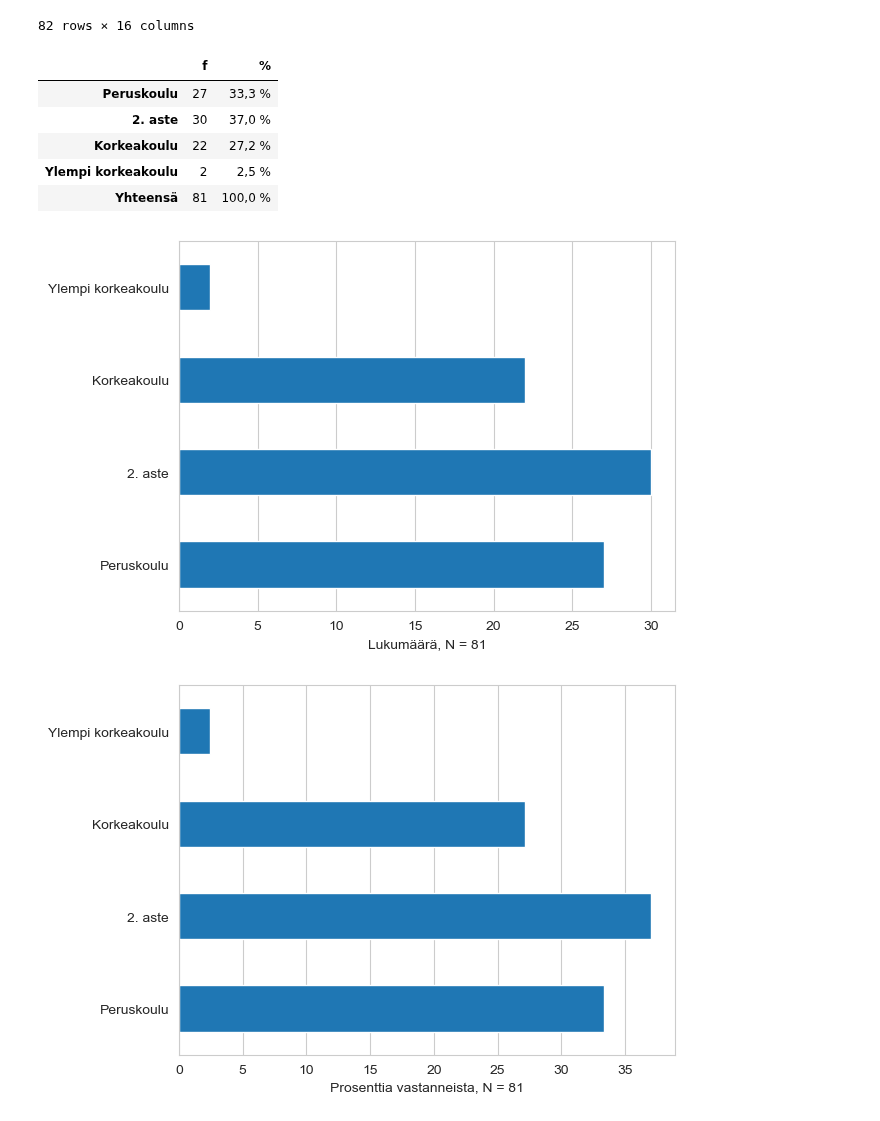
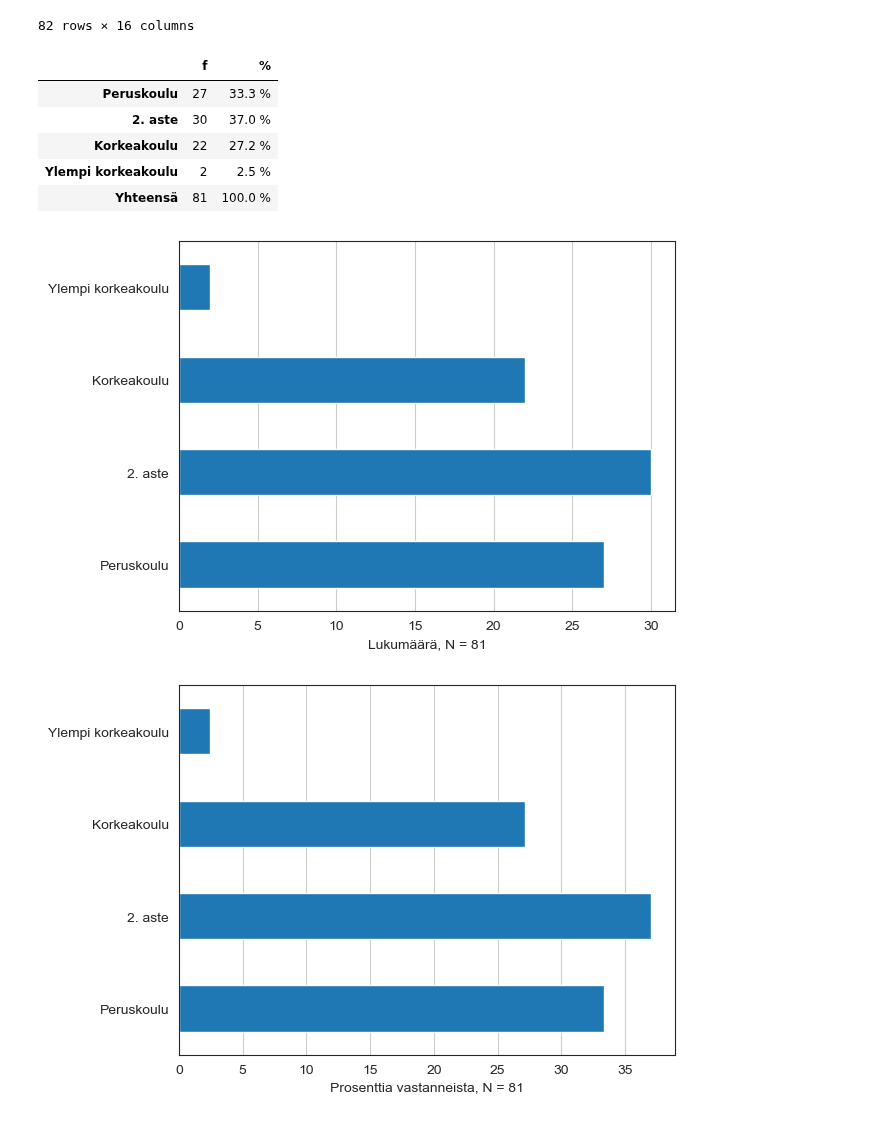
Before and after one commit to taanila/kuvaileva, a Jupyter notebook: frekvenssijakauma.ipynb, the cells around one changed output. Drawn from its saved outputs; the diff is of its cells as text; code cells hidden in the pictures.

Commit message:
Frekvenssijakauma kategorisille muuttujille
Frekvenssitaulukko ja sitä havainnollistava pylväskaavio kategorisille muuttujille

```diff
--- a/frekvenssijakauma.ipynb
+++ b/frekvenssijakauma.ipynb
@@ -12,18 +12,15 @@ Frekvenssitaulukolla tarkoitan taulukkoa, joka sisältää muuttujan arvojen esi
 
 Seuraavassa yksi tapa frekvenssitaulukon ja pylväskaavion laatimiseen.
 # %%
+# Data-analytiikan peruskirjasto
 import pandas as pd
 
-# Grafiikka-kirjastojen tuonti
+# Grafiikka-kirjastot
 import matplotlib.pyplot as plt
 import seaborn as sns
 
 # Tyylimääritys grafiikalle
-sns.set_style('whitegrid')
-
-# Sanakirja taulukoiden muotoiluun
-# f-sarakkeeseen 0 desimaalia, %-sarakkeeseen 1 desimaali
-format = {'f':'{:.0f}', '%':'{:.1f} %'}
+sns.set_style('white')
 # %%
 df = pd.read_excel('https://taanila.fi/data1.xlsx')
 df
@@ -46,6 +43,7 @@ df
 koulutus = ['Peruskoulu', '2. aste', 'Korkeakoulu', 'Ylempi korkeakoulu']
 # %%
 # Frekvenssit crosstab-funktiolla
+# Frekvenssi-sarakkeen otsikkona käytän f-kirjainta
 df1 = pd.crosstab(df['koulutus'], columns='f')
 
 # Häiritsevän otsikon poisto
@@ -61,35 +59,34 @@ df1['%'] = (df1['f']/n)*100
 # Yhteensä-rivi
 df1.loc['Yhteensä'] = df1.sum()
 
-# Taulukon näyttäminen siten että frekvensseissä ei desimaaleja, mutta prosenteissa yksi desimaali
-# decimal-parametrin avulla desimaalipisteen sijasta voi näyttää desimaalipilkun
-df1.style.format(format, decimal=',')
+# Tyylimäärittely: f-sarake ilman desimaaleja, %-sarakkeeseen yksi desimaali
+df1.style.format({'f':'{:.0f}', '%':'{:.1f} %'})
 # %% [output]
 |  | f | % |
-| Peruskoulu | 27 | 33,3 % |
-| 2. aste | 30 | 37,0 % |
-| Korkeakoulu | 22 | 27,2 % |
-| Ylempi korkeakoulu | 2 | 2,5 % |
-| Yhteensä | 81 | 100,0 % |
+| Peruskoulu | 27 | 33.3 % |
+| 2. aste | 30 | 37.0 % |
+| Korkeakoulu | 22 | 27.2 % |
+| Ylempi korkeakoulu | 2 | 2.5 % |
+| Yhteensä | 81 | 100.0 % |
 # %%
-# Vaakapylväskaavio lukumääristä (Yhteensä-rivin tietoja en ota mukaan)
+# Vaakapylväskaavio lukumääristä. Yhteensä-rivin tietoja en ota mukaan.
 df1.drop('Yhteensä')['f'].plot.barh()
 
 # x-akselin otsikko (n-arvo laskettu edellisessä solussa)
 plt.xlabel(f'Lukumäärä, N = {n}')
 
-# Poistan whitegrid tyylin myötä tulleen vaakasuuntaisen taustaviivoituksen
-plt.grid(axis='y')
+# Poistan whitegrid-tyylin myötä tulleen vaakasuuntaisen taustaviivoituksen
+plt.grid(axis='x')
 # %% [output]
-[figure, old version]
+[figure, new version]
 # %%
 # Vaakapylväskaavio prosenteista
 df1.drop('Yhteensä')['%'].plot.barh()
 
 plt.xlabel(f'Prosenttia vastanneista, N = {n}')
-plt.grid(axis='y')
+plt.grid(axis='x')
 # %% [output]
-[figure, old version]
+[figure, new version]
 # %% [markdown]
 ## Lisätietoa
 
```
Also changed, not shown: parts of 3 cells of this notebook.
